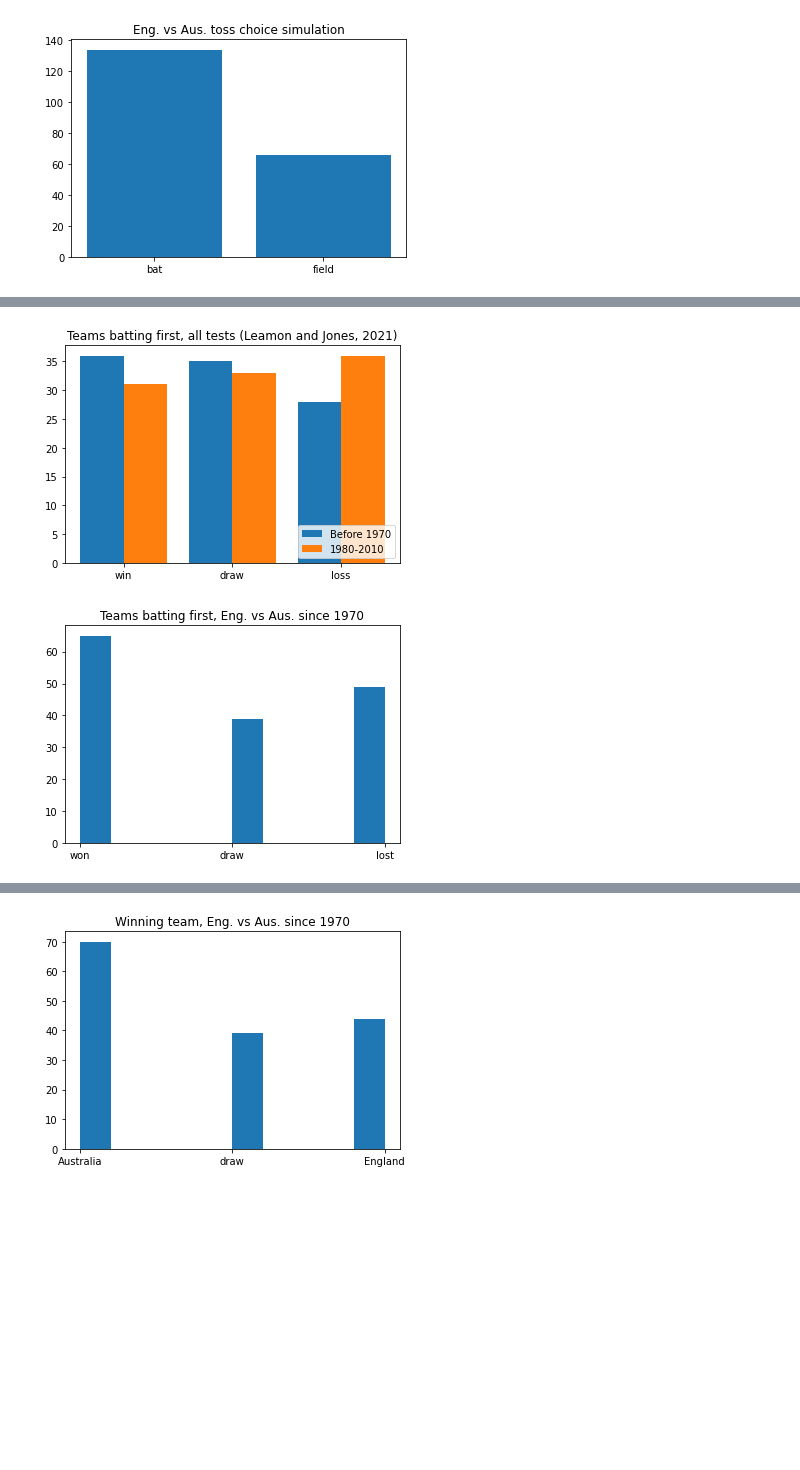
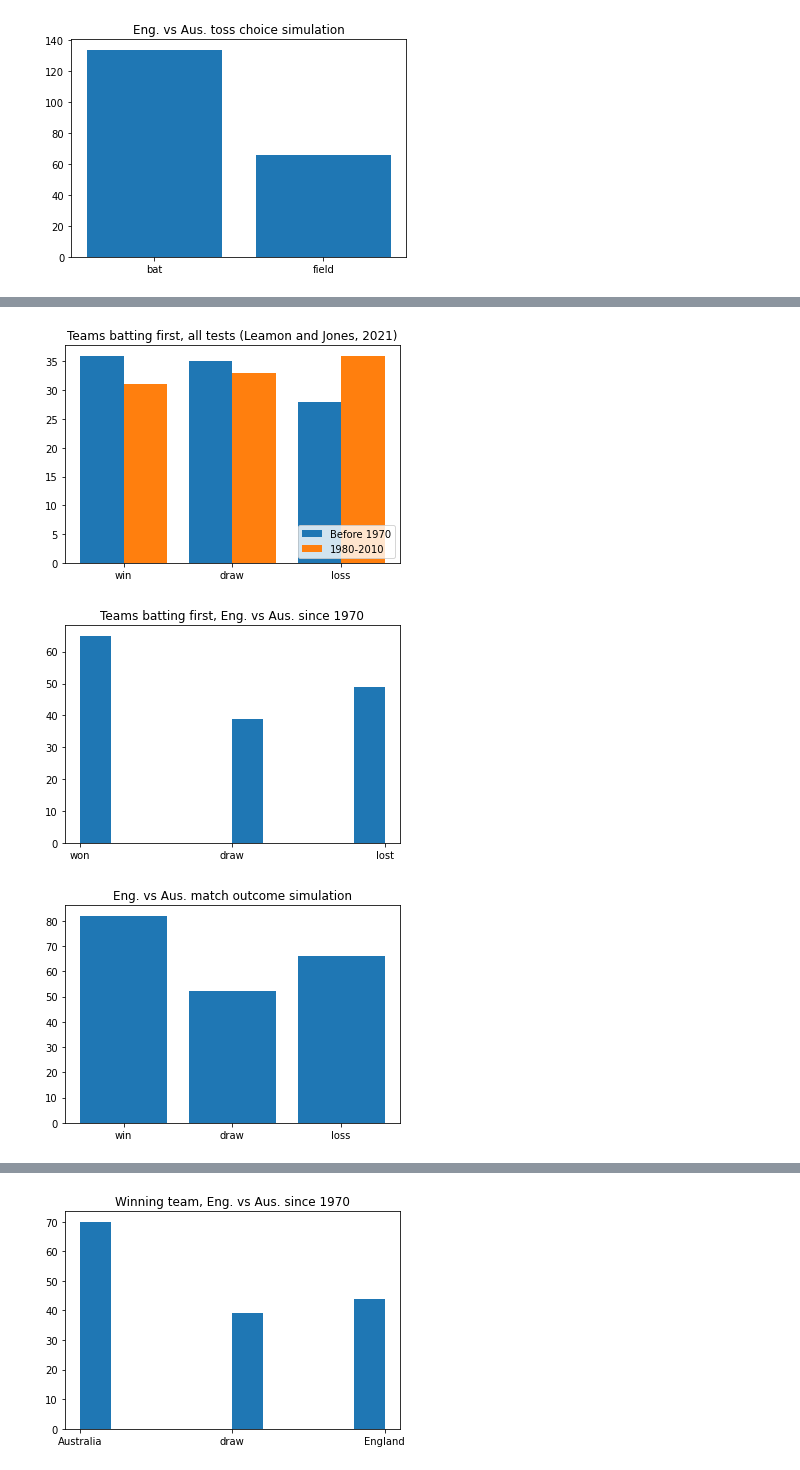
Before and after one commit to kiehozero/atu-progda-assignment, a Jupyter notebook: assignment.ipynb, the cells around one changed output, grey strips where cells are left out. Cells and saved outputs as stored; diff of their text form; code cells hidden in the pictures; blank space fills up the shorter version.

```diff
--- a/assignment.ipynb
+++ b/assignment.ipynb
@@ -162,33 +163,45 @@ before = [36, 35, 28]
 after = [31, 33, 36]
 
 x_axis = np.arange(len(result))
 
 # adding or subtracting a value from the x-axis prevents items from overlapping, the exact value being dependent on
 # the value given to the width parameter.
 
 plt.bar(x_axis - 0.2, before, width=0.4, label = 'Before 1970')
 plt.bar(x_axis + 0.2, after, width=0.4, label = '1980-2010')
 
 # Xticks replaces the values generated by the arange function above with the actual value of the result
 
 plt.xticks(x_axis, result)
 
 plt.legend(loc='lower right')
 plt.title("Teams batting first, all tests (Leamon and Jones, 2021)")
 plt.show()
 
 # plotting real match outcomes of dataset for England vs Australia matches since 1970
 
 plt.hist(ash['outcome'])
 plt.title("Teams batting first, Eng. vs Aus. since 1970")
 plt.show()
 
+# weighted randomly-generated data for simulated England vs Australia matches, based on PyNative tutorial
+# referenced in the README
 
-# ADD SIMULATED DATA MULTINOMIAL
-
+# 3 outcomes: win, draw and loss
+outcomes = 3
 # re-interating number of tests we wish to simulate
 tests = 200
+# probability of each outcome in the extracted data, these must sum to 1
+pval = [0.42, 0.25, 0.33] # done in win-draw-loss order
+sim_outcome = np.random.choice(outcomes, size=tests, p=pval)
+vals, counts = np.unique(sim_outcome, return_counts=True)
+plt.bar(vals, counts)
+plt.title("Eng. vs Aus. match outcome simulation")
+# replace x-axis values with names
+plt.xticks(vals, result)
+plt.show()
 # %% [output]
 [figure]
 [figure]
+[figure, added]
 # %% [markdown]
```
Also changed, not shown: parts of 8 cells of this notebook, 2 other files.
